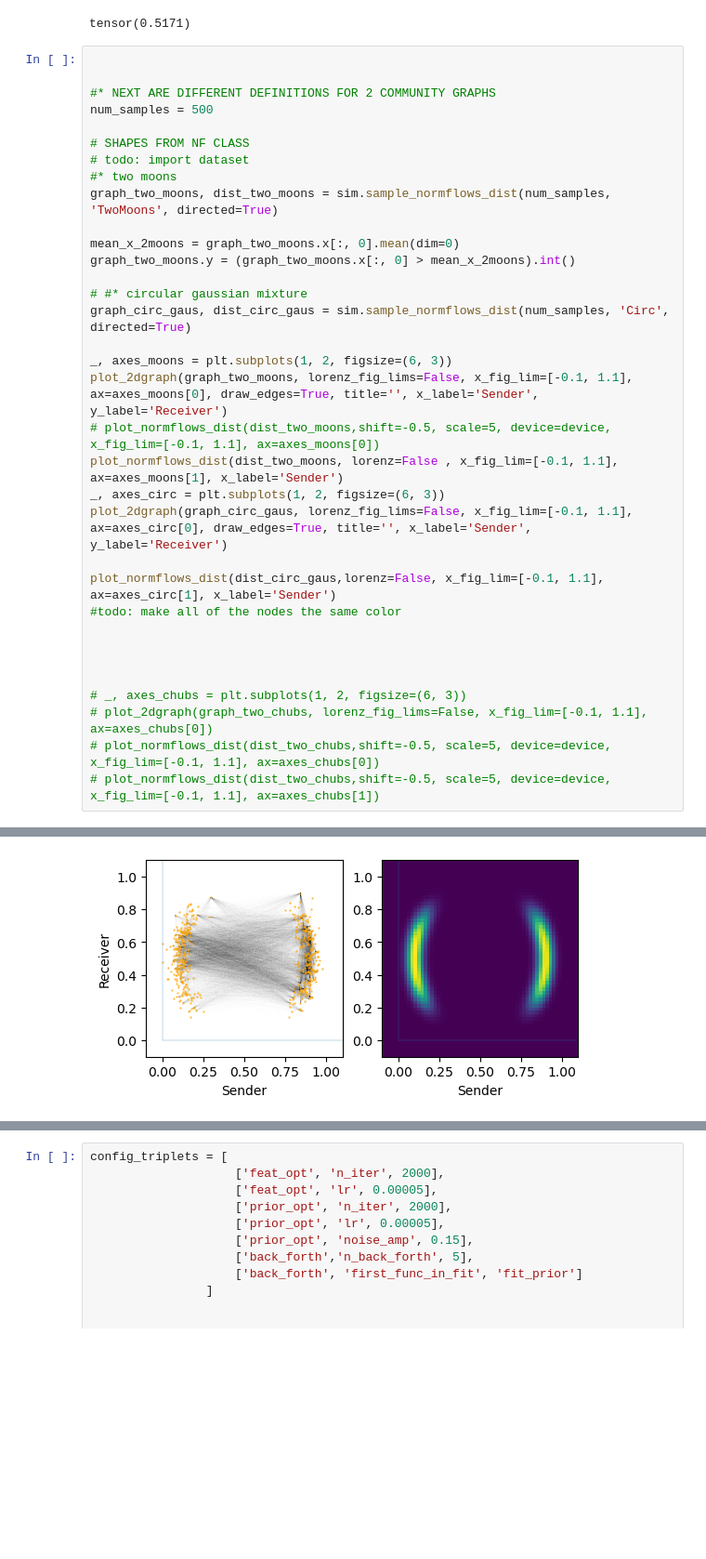
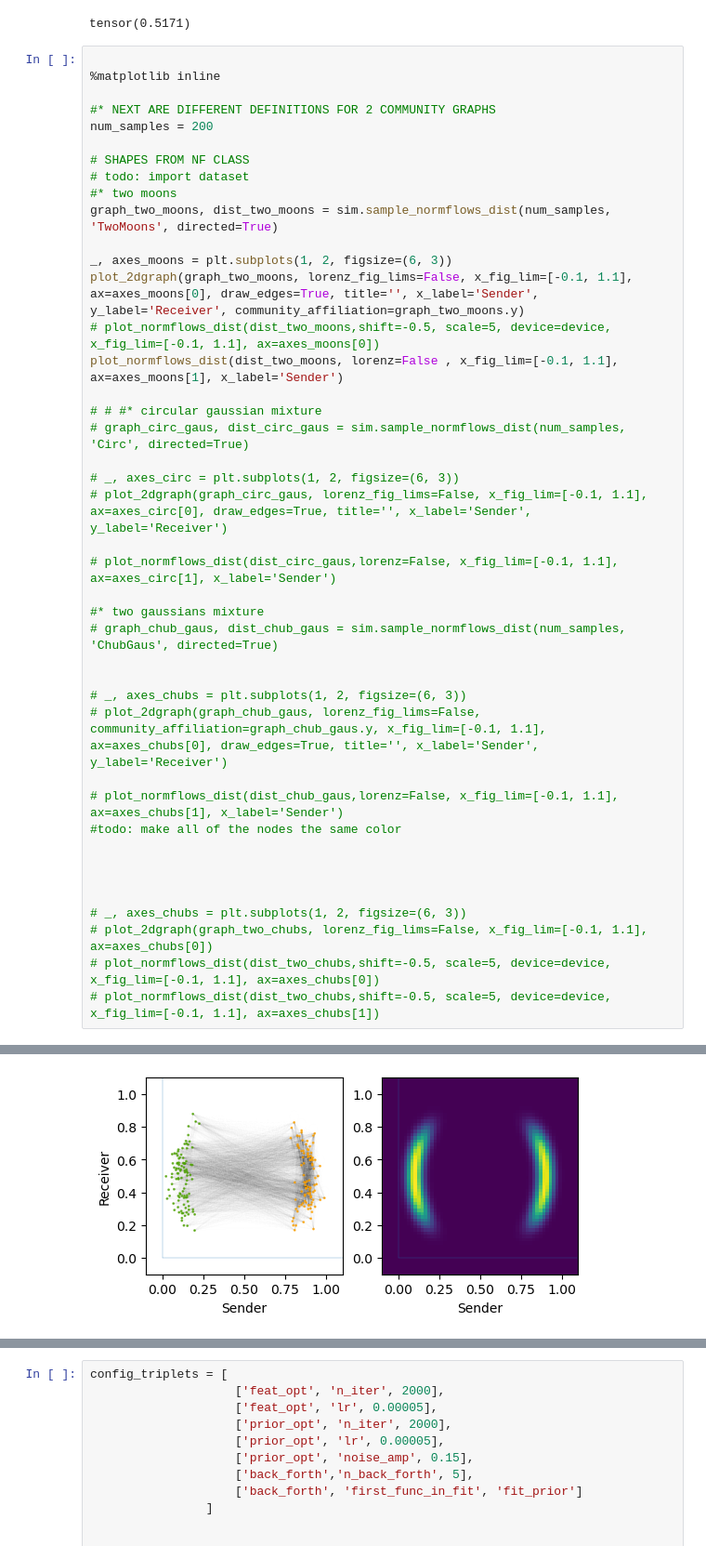
Before and after one commit to danizil/PieClam, a Jupyter notebook: experiments/shapes_clamdip.ipynb, the cells around one changed output, grey strips where cells are left out. Shown at 93% size. Cells and saved outputs as stored; diff of their text form; blank space fills up the shorter version.

```diff
--- a/experiments/shapes_clamdip.ipynb
+++ b/experiments/shapes_clamdip.ipynb
@@ -29,38 +34,46 @@ mean_x_2moons
 tensor(0.5171)
 # %%
 
+%matplotlib inline
 
 #* NEXT ARE DIFFERENT DEFINITIONS FOR 2 COMMUNITY GRAPHS
-num_samples = 500
+num_samples = 200
 
 # SHAPES FROM NF CLASS
 # todo: import dataset
 #* two moons
 graph_two_moons, dist_two_moons = sim.sample_normflows_dist(num_samples, 'TwoMoons', directed=True)
 
-mean_x_2moons = graph_two_moons.x[:, 0].mean(dim=0)
-graph_two_moons.y = (graph_two_moons.x[:, 0] > mean_x_2moons).int()
-
-# #* circular gaussian mixture
-graph_circ_gaus, dist_circ_gaus = sim.sample_normflows_dist(num_samples, 'Circ', directed=True)
-
 _, axes_moons = plt.subplots(1, 2, figsize=(6, 3))
-plot_2dgraph(graph_two_moons, lorenz_fig_lims=False, x_fig_lim=[-0.1, 1.1], ax=axes_moons[0], draw_edges=True, title='', x_label='Sender', y_label='Receiver')
+plot_2dgraph(graph_two_moons, lorenz_fig_lims=False, x_fig_lim=[-0.1, 1.1], ax=axes_moons[0], draw_edges=True, title='', x_label='Sender', y_label='Receiver', community_affiliation=graph_two_moons.y)
 # plot_normflows_dist(dist_two_moons,shift=-0.5, scale=5, device=device, x_fig_lim=[-0.1, 1.1], ax=axes_moons[0])
 plot_normflows_dist(dist_two_moons, lorenz=False , x_fig_lim=[-0.1, 1.1], ax=axes_moons[1], x_label='Sender')
-_, axes_circ = plt.subplots(1, 2, figsize=(6, 3))
-plot_2dgraph(graph_circ_gaus, lorenz_fig_lims=False, x_fig_lim=[-0.1, 1.1], ax=axes_circ[0], draw_edges=True, title='', x_label='Sender', y_label='Receiver')
 
-plot_normflows_dist(dist_circ_gaus,lorenz=False, x_fig_lim=[-0.1, 1.1], ax=axes_circ[1], x_label='Sender')
+# # #* circular gaussian mixture
+# graph_circ_gaus, dist_circ_gaus = sim.sample_normflows_dist(num_samples, 'Circ', directed=True)
+
+# _, axes_circ = plt.subplots(1, 2, figsize=(6, 3))
+# plot_2dgraph(graph_circ_gaus, lorenz_fig_lims=False, x_fig_lim=[-0.1, 1.1], ax=axes_circ[0], draw_edges=True, title='', x_label='Sender', y_label='Receiver')
+
+# plot_normflows_dist(dist_circ_gaus,lorenz=False, x_fig_lim=[-0.1, 1.1], ax=axes_circ[1], x_label='Sender')
+
+#* two gaussians mixture
+# graph_chub_gaus, dist_chub_gaus = sim.sample_normflows_dist(num_samples, 'ChubGaus', directed=True)
+
+
+# _, axes_chubs = plt.subplots(1, 2, figsize=(6, 3))
+# plot_2dgraph(graph_chub_gaus, lorenz_fig_lims=False, community_affiliation=graph_chub_gaus.y, x_fig_lim=[-0.1, 1.1], ax=axes_chubs[0], draw_edges=True, title='', x_label='Sender', y_label='Receiver')
+
+# plot_normflows_dist(dist_chub_gaus,lorenz=False, x_fig_lim=[-0.1, 1.1], ax=axes_chubs[1], x_label='Sender')
 #todo: make all of the nodes the same color
 
 
 
 
 # _, axes_chubs = plt.subplots(1, 2, figsize=(6, 3))
 # plot_2dgraph(graph_two_chubs, lorenz_fig_lims=False, x_fig_lim=[-0.1, 1.1], ax=axes_chubs[0])
 # plot_normflows_dist(dist_two_chubs,shift=-0.5, scale=5, device=device, x_fig_lim=[-0.1, 1.1], ax=axes_chubs[0])
 # plot_normflows_dist(dist_two_chubs,shift=-0.5, scale=5, device=device, x_fig_lim=[-0.1, 1.1], ax=axes_chubs[1])
 # %% [output]
 <matplotlib.collections.QuadMesh at 0x...>
-[figure, old version]
+[figure, new version]
```
Also changed, not shown: parts of 5 cells of this notebook, 6 other files.
